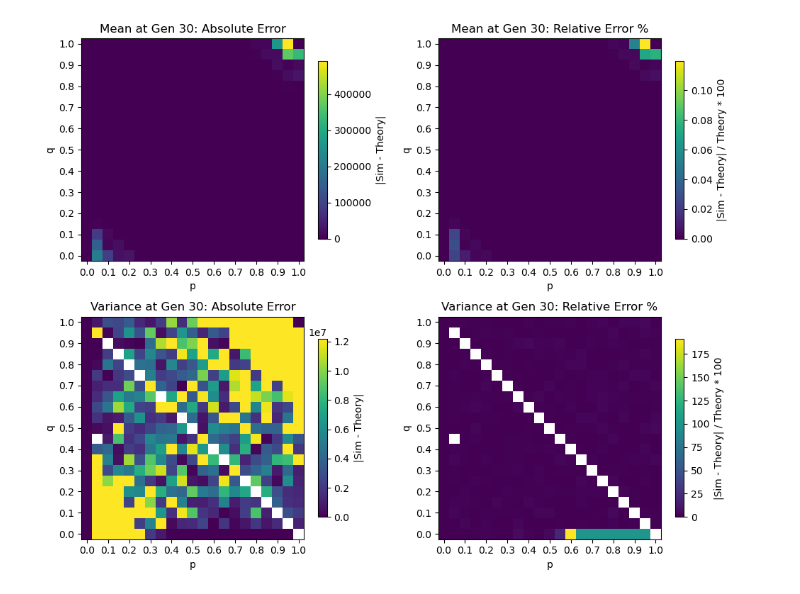
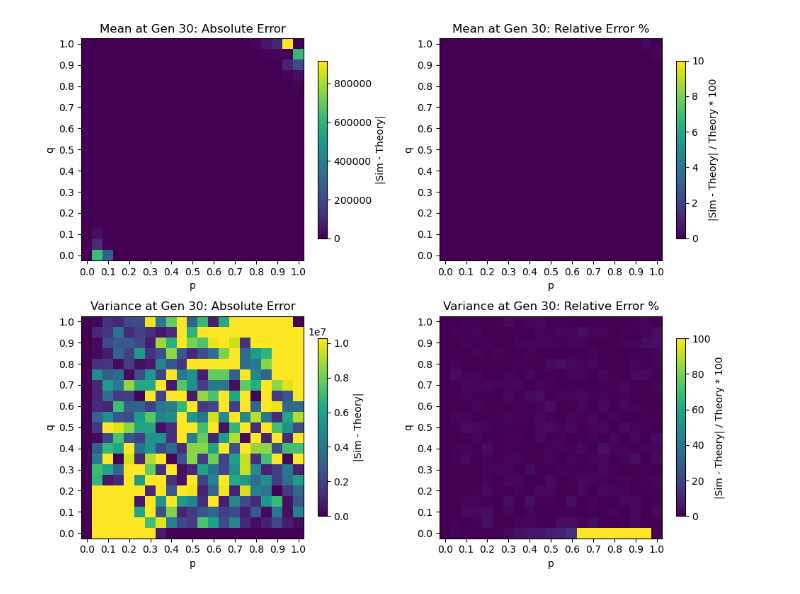
Before and after one commit to rohansohini/ReversibleLD, a Jupyter notebook: simulation.ipynb, the cells around one changed output. Drawn from its saved outputs; the diff is of its cells as text; code cells hidden in the pictures.

Commit message:
added simplified functions and recurrent functions for computing all p,q-pairs

```diff
--- a/simulation.ipynb
+++ b/simulation.ipynb
@@ -46,33 +55,26 @@ v_0   = sp.Matrix([[v_0_1], [v_0_2], [v_0_3]])
 # %%
+warnings.filterwarnings("ignore", category=RuntimeWarning) # ignore divide by 0 warnings
+
 # calculate the theoretical mean and variances for the simulated parameter sets
-
-# use parallelization to speed up
-
 thr_data = np.zeros((len(p_vals), len(q_vals), 2, num_gens+1, 2)) # index using `thr_data[p_idx, q_idx, {0: mean, 1: var}, gen#, cell_type]`
 
-# computation for one set (i, j, p_val, q_val, n_val)
-def compute_entry(i, j, n_val, p_val, q_val):
-    mean = mu_n.subs({p: p_val, q: q_val, n: n_val, mu_0_1: 1, mu_0_2: 0})
-    var  = v_n.subs({p: p_val, q: q_val, n: n_val, mu_0_1: 1, mu_0_2: 0, v_0_1: 0, v_0_2: 0, v_0_3: 0})
+# define a small error threshold
+epsilon = 1e-15
 
-    var = np.array([v if v.is_real else np.nan for v in var])
+# computation for one set (p_val, q_val, n_val)
+for i, p_val in enumerate(tqdm(p_vals)):
+    for j, q_val in enumerate(q_vals):
+        for n_val in range(num_gens+1):
 
-    return (i, j, n_val, [mean[0], mean[1]], [var[0], var[2]])
+            if (abs(p_val + q_val) < epsilon) or (abs(p_val + q_val - 1) < epsilon):
+                mean = rec_mean(p_val, q_val, n_val, ics_mu)
+                var  = rec_var(p_val, q_val, n_val, ics_mu, ics_var)
+            else:
+                mean = mu_n_num(p_val, q_val, n_val, ics_mu[0], ics_mu[1])
+                var = v_n_num(p_val, q_val, n_val, ics_mu[0], ics_mu[1], ics_var[0], ics_var[1], ics_var[2])
 
-
-tasks = [(i, j, n_val, p_val, q_val)
-         for i, p_val in enumerate(p_vals)
-         for j, q_val in enumerate(q_vals)
-         for n_val in range(num_gens+1)]
-
-results = Parallel(n_jobs=-1)(
-    delayed(compute_entry)(i, j, n_val, p_val, q_val)
-    for i, j, n_val, p_val, q_val in tqdm(tasks, desc="Computing µ and v")
-)
-
-for i, j, n_val, mu, var in results:
-    thr_data[i, j, 0, n_val, :] = mu
-    thr_data[i, j, 1, n_val, :] = var
+            thr_data[i, j, 0, n_val, :] = mean.flatten()
+            thr_data[i, j, 1, n_val, :] = var[[0,2]].flatten()
 # %%
 # 1a) compare the simulated and theoretical mean and variances
 
@@ -104,32 +106,32 @@ var_rel_error *=100
 fig, axs = plt.subplots(2, 2, figsize=(10, 8))
 
 im00 = axs[0, 0].imshow(mean_abs_error.T, origin='lower', vmin=0)
 axs[0, 0].set_title(f'Mean at Gen {num_gens}: Absolute Error')
 fig.colorbar(im00, ax=axs[0, 0], label='|Sim - Theory|', shrink=0.8)
 
-im01 = axs[0, 1].imshow(mean_rel_error.T, origin='lower', vmin=0)
+im01 = axs[0, 1].imshow(mean_rel_error.T, origin='lower', vmin=0, vmax=10)
 axs[0, 1].set_title(f'Mean at Gen {num_gens}: Relative Error %')
 fig.colorbar(im01, ax=axs[0, 1], label='|Sim - Theory| / Theory * 100', shrink=0.8)
 
 im10 = axs[1, 0].imshow(var_abs_error.T, origin='lower', vmin=0, vmax=np.percentile(var_abs_error[~np.isnan(var_abs_error)], 75))
 axs[1, 0].set_title(f'Variance at Gen {num_gens}: Absolute Error')
 fig.colorbar(im10, ax=axs[1, 0], label='|Sim - Theory|', shrink=0.8)
 
 im11 = axs[1, 1].imshow(var_rel_error.T, origin='lower', vmin=0)
 axs[1, 1].set_title(f'Variance at Gen {num_gens}: Relative Error %')
 fig.colorbar(im11, ax=axs[1, 1], label='|Sim - Theory| / Theory * 100', shrink=0.8)
 
 for i in range(2):
     for j in range(2):
         axs[i, j].set_xticks(np.arange(len(p_vals))[::2])
         axs[i, j].set_xticklabels(np.round(p_vals[::2], 2))
         axs[i, j].set_xlabel('p')
 
         axs[i, j].set_yticks(np.arange(len(q_vals))[::2])
         axs[i, j].set_yticklabels(np.round(q_vals[::2], 2))
         axs[i, j].set_ylabel('q')
 
 plt.tight_layout()
 plt.show()
 # %% [output]
-[figure, old version]
+[figure, new version]
```
Also changed, not shown: parts of 3 cells of this notebook, 1 other file.
